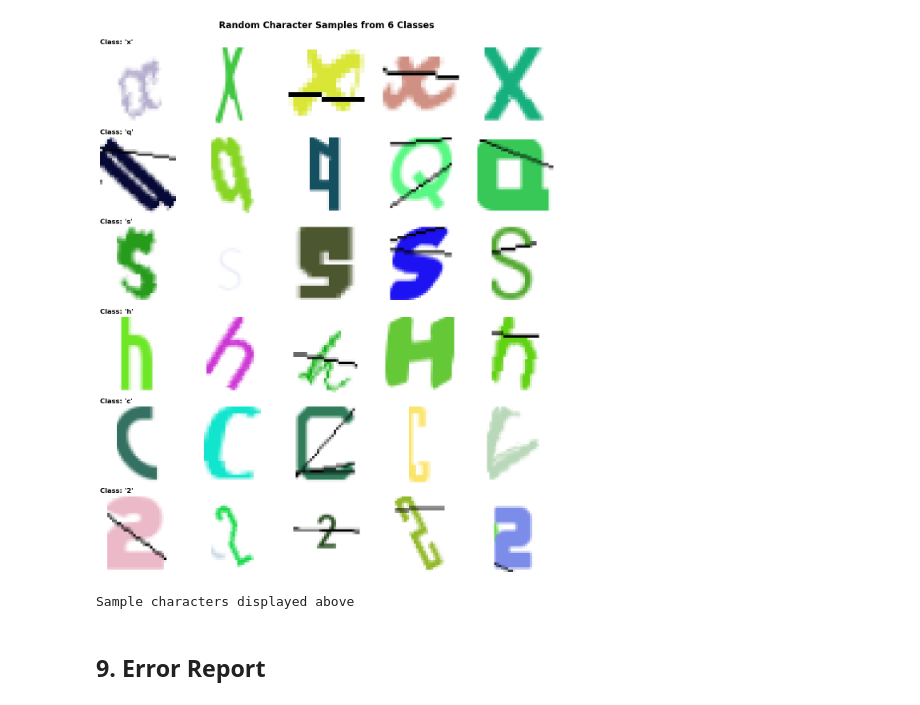
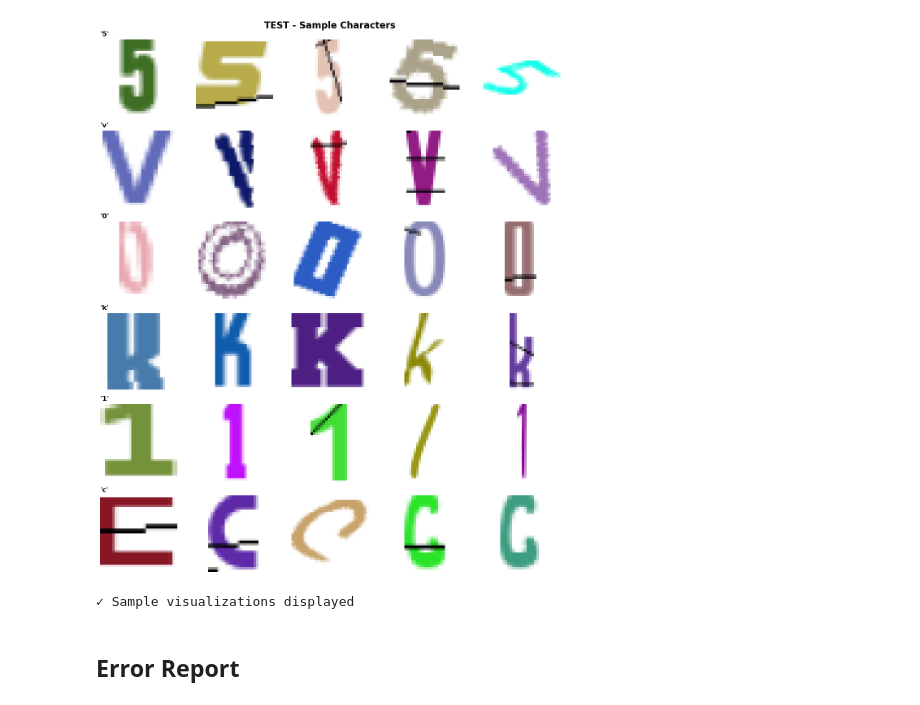
Before and after one commit to qitu1/Captcha-Recognition-System, a Jupyter notebook: src/extract_and_normalize.ipynb, the cells around one changed output. Saved outputs shown, nothing was run; the diff lists cells and outputs as text; code cells hidden in the pictures.

```diff
--- a/src/extract_and_normalize.ipynb
+++ b/src/extract_and_normalize.ipynb
@@ -357,39 +337,33 @@ Bar chart displayed above
 # %%
-# Display 5 random samples from each of 6 random classes
+# Display sample characters from each dataset
 import random
 
-# Select 6 random classes that have samples
-available_classes = [c for c, count in character_counters.items() if count > 0]
-sample_classes = random.sample(available_classes, min(6, len(available_classes)))
+for name, res in results.items():
+    output_dir = DATASETS[name]['output_dir']
+    available = [c for c, cnt in res['counters'].items() if cnt > 0]
+    sample_classes = random.sample(available, min(6, len(available)))
 
-fig, axes = plt.subplots(6, 5, figsize=(12, 14))
-fig.suptitle('Random Character Samples from 6 Classes', fontsize=16, fontweight='bold', y=0.995)
+    fig, axes = plt.subplots(6, 5, figsize=(12, 14))
+    fig.suptitle(f'{name.upper()} - Sample Characters', fontsize=16, fontweight='bold')
 
-for row, char_class in enumerate(sample_classes):
-    char_dir = OUTPUT_DIR / char_class
-    all_images = list(char_dir.glob('*.png'))
+    for row, char_class in enumerate(sample_classes):
+        images = list((output_dir / char_class).glob('*.png'))
+        samples = random.sample(images, min(5, len(images)))
 
-    # Select up to 5 random samples
-    sample_images = random.sample(all_images, min(5, len(all_images)))
+        for col, img_path in enumerate(samples):
+            img = cv2.cvtColor(cv2.imread(str(img_path)), cv2.COLOR_BGR2RGB)
+            axes[row, col].imshow(img)
+            axes[row, col].axis('off')
+            if col == 0:
+                axes[row, col].set_title(f"'{char_class}'", fontsize=12, fontweight='bold', loc='left')
 
-    for col, img_path in enumerate(sample_images):
-        img = cv2.imread(str(img_path))
-        img = cv2.cvtColor(img, cv2.COLOR_BGR2RGB)
+    plt.tight_layout()
+    plt.show()
 
-        axes[row, col].imshow(img)
-        axes[row, col].axis('off')
-
-        if col == 0:
-            axes[row, col].set_title(f"Class: '{char_class}'",
-                                     fontsize=12, fontweight='bold', loc='left')
-
-plt.tight_layout()
-plt.show()
-
-print("\nSample characters displayed above")
+print("✓ Sample visualizations displayed")
 # %% [output]
-[figure, old version]
+[figure, new version]
-Sample characters displayed above
+✓ Sample visualizations displayed
 # %% [markdown]
-## 9. Error Report
+## Error Report
 # %%
```
Also changed, not shown: parts of 18 cells of this notebook, 2 other files.
